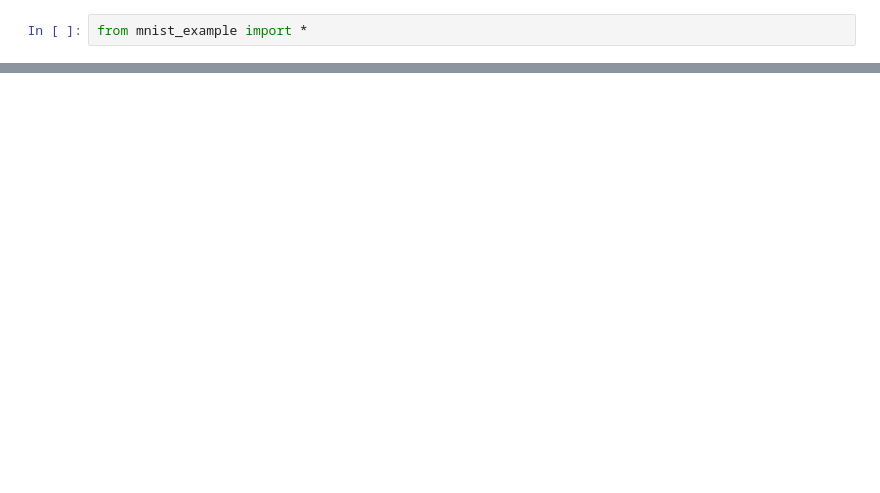
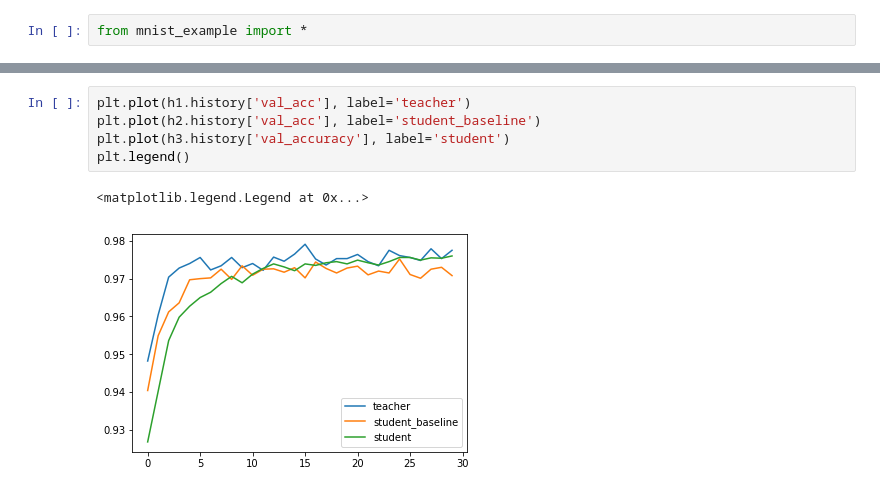
Before and after one commit to SungMinCho/SNU_2018_UROP, a Jupyter notebook: KnowledgeDistillation/mnist_example_plot.ipynb, the cells around one changed output, grey strips where cells are left out. Cells and saved outputs as stored; diff of their text form; blank space fills up the shorter version.

```diff
--- a/KnowledgeDistillation/mnist_example_plot.ipynb
+++ b/KnowledgeDistillation/mnist_example_plot.ipynb
@@ -46,0 +47,8 @@ plt.legend()
+# %%
+plt.plot(h1.history['val_acc'], label='teacher')
+plt.plot(h2.history['val_acc'], label='student_baseline')
+plt.plot(h3.history['val_accuracy'], label='student')
+plt.legend()
+# %% [output]
+<matplotlib.legend.Legend at 0x...>
+[figure, added]
```
Also changed, not shown: parts of 6 cells of this notebook, 1 other file.
